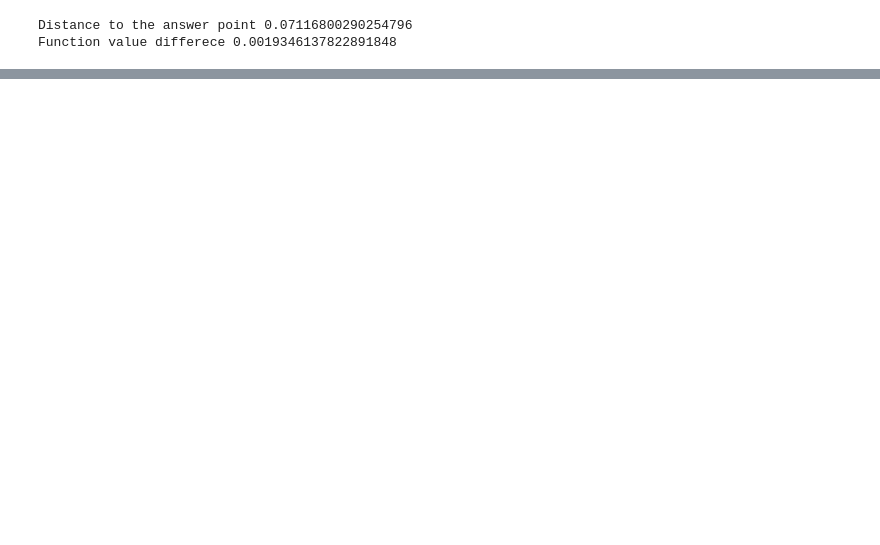
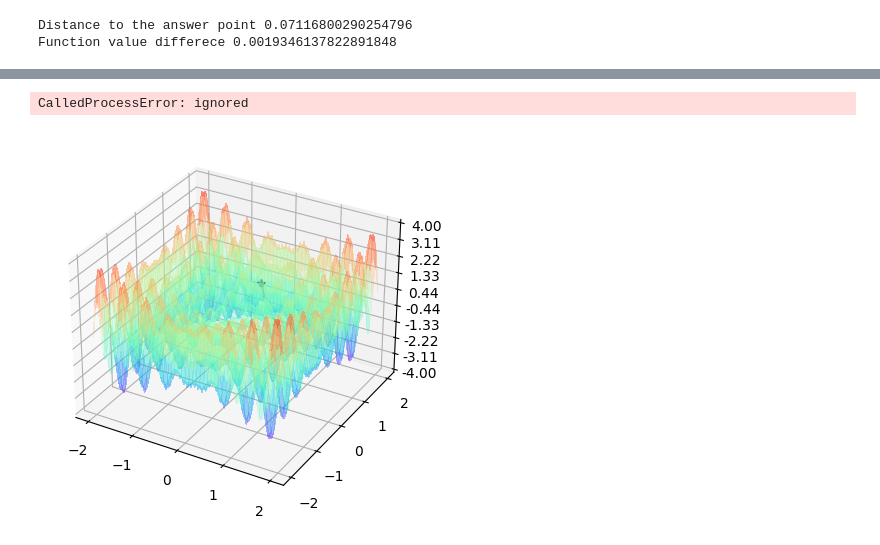
Before and after one commit to EugIva/ProzorovEI109m_labsML, a Jupyter notebook: ML_labs/1_semestr/1lab_1/ProzorovEI109_ML_1sem_1lab.ipynb, the cells around one changed output, grey strips where cells are left out. Drawn from its saved outputs; the diff is of its cells as text; code cells hidden in the pictures; blank space fills up the shorter version.

```diff
--- a/ML_labs/1_semestr/1lab_1/ProzorovEI109_ML_1sem_1lab.ipynb
+++ b/ML_labs/1_semestr/1lab_1/ProzorovEI109_ML_1sem_1lab.ipynb
@@ -74,6 +74,13 @@ surf = ax.plot_surface(X, Y, Z, cmap=cm.rainbow,
 # %% [markdown]
 # Функция №2 - Функция Растригина       ![image.png](embedded-picture-1)
 # %%
+def rastrigin_func(x: np.ndarray) -> np.float64:
+    return -x[0] * np.sin(4 * np.pi * x[0]) -x[1] * np.sin(4 * np.pi * x[1])
+
+def grad_three_humped_func(x: np.ndarray) -> np.ndarray:
+    return np.array([np.sin(4 * np.pi * x[0]) + x[0] * 4 * np.pi * np.cos(4 * np.pi * x[0]), np.sin(4 * np.pi * x[1]) + x[1] * 4 * np.pi * np.cos(4 * np.pi * x[1])])
+
+
 
 X = np.linspace(-5.12, 5.12, 100)
 Y = np.linspace(-5.12, 5.12, 100)
@@ -202,0 +241,5 @@ CalledProcessError: ignored
+# %%
+plot_GD(rastrigin_func, grad_three_humped_func, np.array([0, 1]), max_iter = 500, video_name = "GD_on_multi", plot_range = [-2, 2], z_lim = [-4, 4])
+# %% [output]
+CalledProcessError: ignored
+[figure, added]
```
Also changed, not shown: parts of 9 cells of this notebook.
